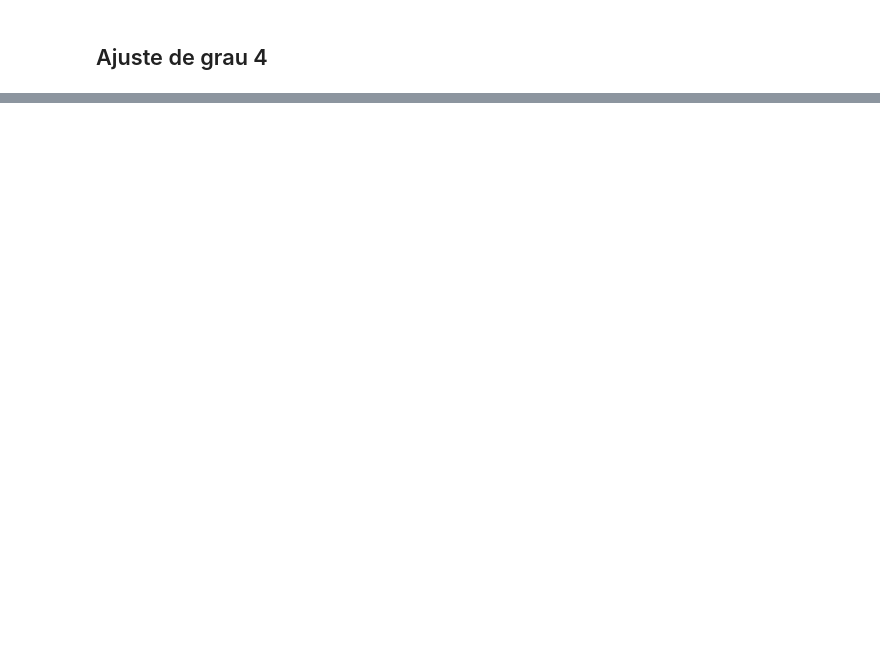
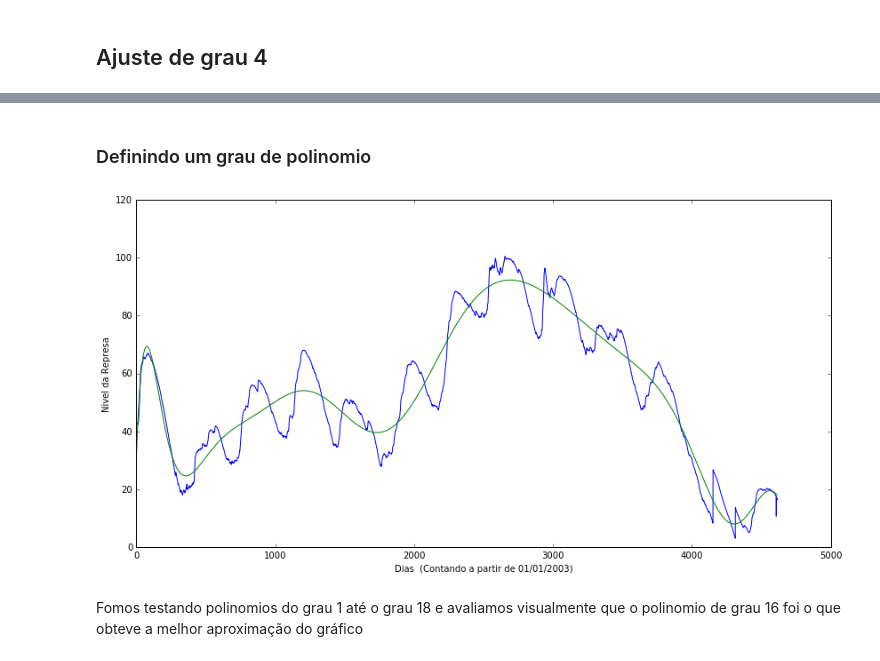
Before and after one commit to faciolihenrique/ms211, a Jupyter notebook: proj1.ipynb, the cells around one changed output, grey strips where cells are left out. Cells and saved outputs as stored; diff of their text form; code cells hidden in the pictures; blank space fills up the shorter version.

```diff
--- a/proj1.ipynb
+++ b/proj1.ipynb
@@ -75,0 +89,16 @@ plt.show()
+# %% [markdown]
+### Definindo um grau de polinomio
+# %%
+coeficientes = np.polyfit(dias,niveis,16)
+
+polinomio = np.poly1d(coeficientes)
+
+plt.plot(dias, niveis, dias, polinomio(dias))
+plt.ylabel('Nivel da Represa')
+plt.xlabel('Dias  (Contando a partir de 01/01/2003)')
+plt.gcf().set_size_inches(14,7)
+plt.show()
+# %% [output]
+[figure, added]
+# %% [markdown]
+Fomos testando polinomios do grau 1 até o grau 18 e avaliamos visualmente que o polinomio de grau 16 foi o que obteve a melhor aproximação do gráfico
```
Also changed, not shown: parts of 6 cells of this notebook.
